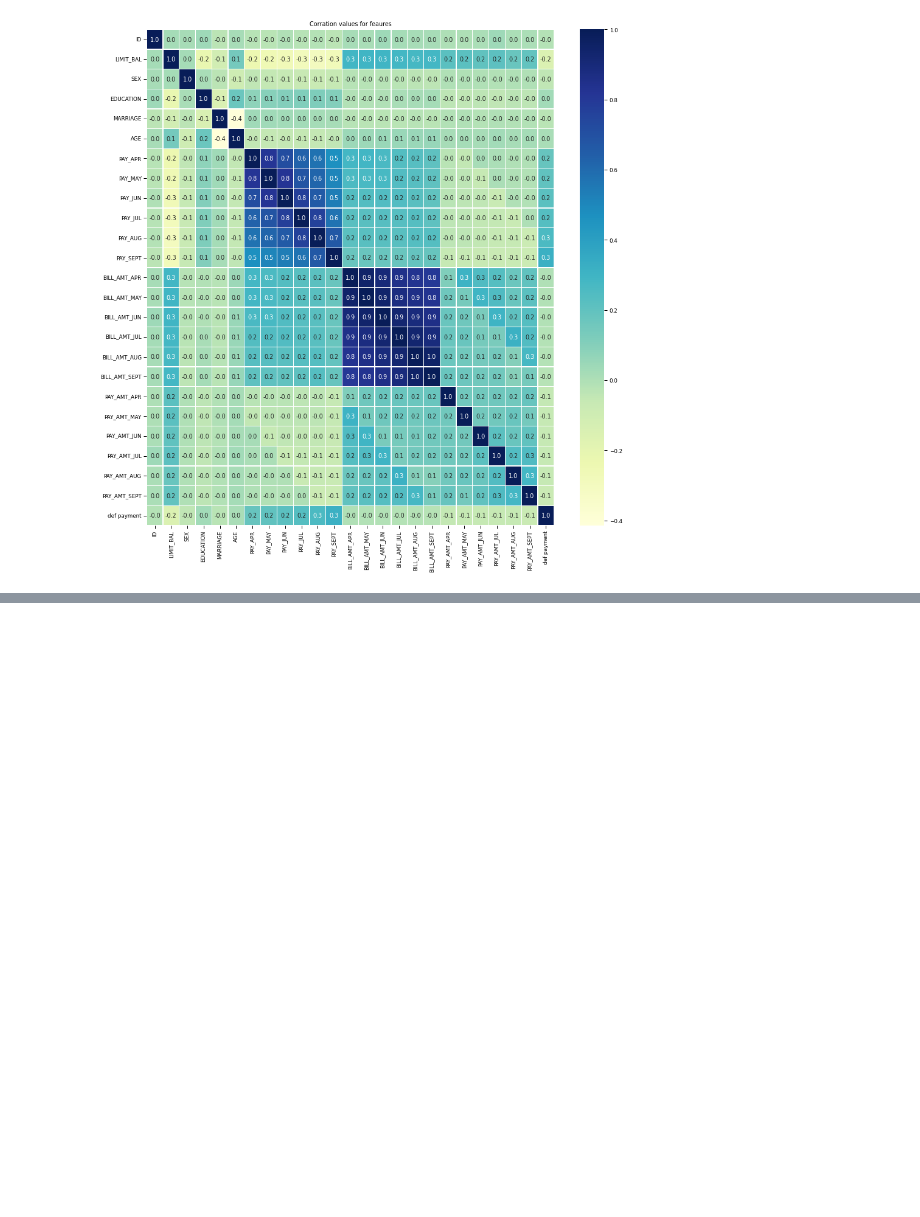
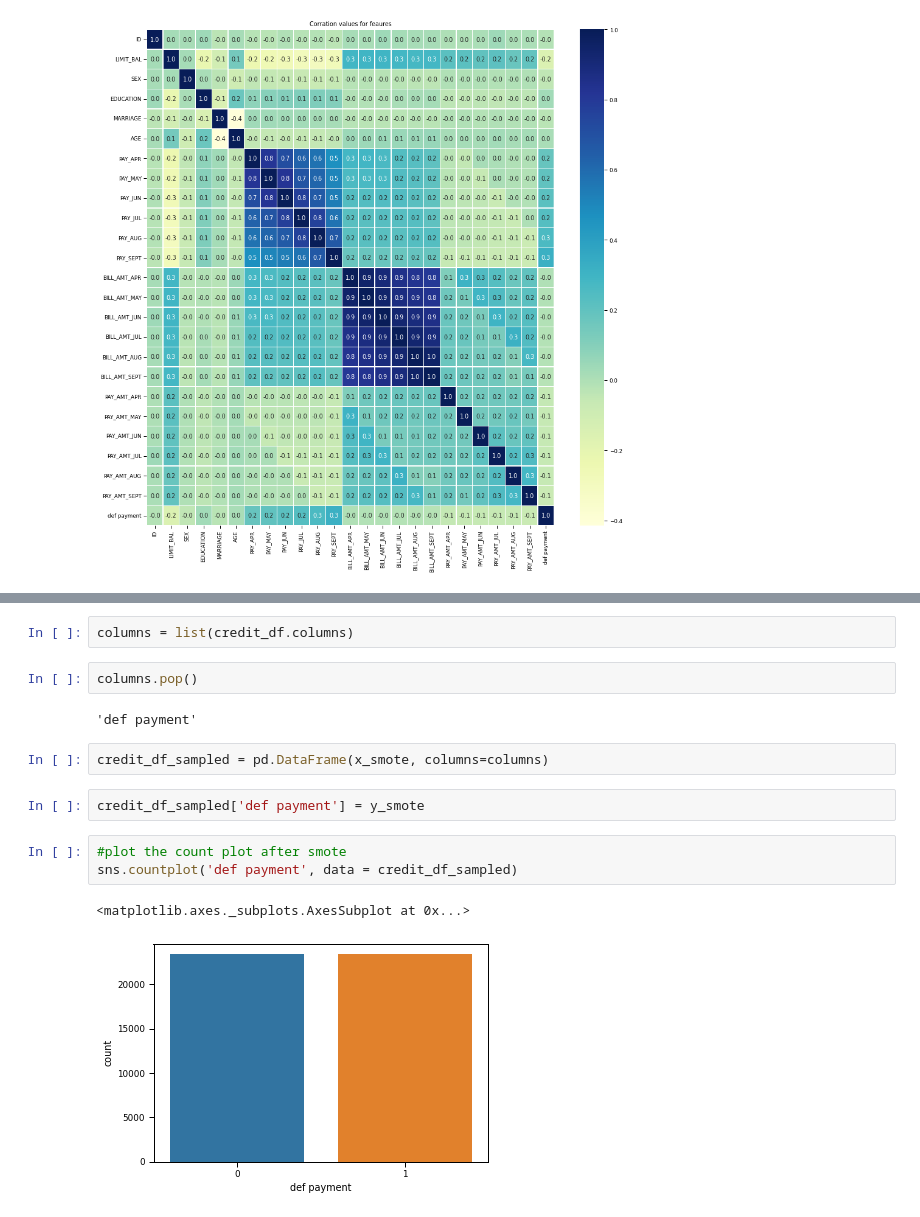
Before and after one commit to ansonsibi1/Credit-Card-Default-Prediction---Capstone-Project, a Jupyter notebook: Credit_Card_Default_Prediction_Capstone_Project.ipynb, the cells around one changed output, grey strips where cells are left out. Drawn from its saved outputs; the diff is of its cells as text; blank space fills up the shorter version.

```diff
--- a/Credit_Card_Default_Prediction_Capstone_Project.ipynb
+++ b/Credit_Card_Default_Prediction_Capstone_Project.ipynb
@@ -426,0 +440,16 @@ Text(0.5, 1.0, 'Corration values for feaures')
+# %%
+columns = list(credit_df.columns)
+# %%
+columns.pop()
+# %% [output]
+'def payment'
+# %%
+credit_df_sampled = pd.DataFrame(x_smote, columns=columns)
+# %%
+credit_df_sampled['def payment'] = y_smote
+# %%
+#plot the count plot after smote
+sns.countplot('def payment', data = credit_df_sampled)
+# %% [output]
+<matplotlib.axes._subplots.AxesSubplot at 0x...>
+[figure, added]
```
Also changed, not shown: parts of 18 cells of this notebook.
